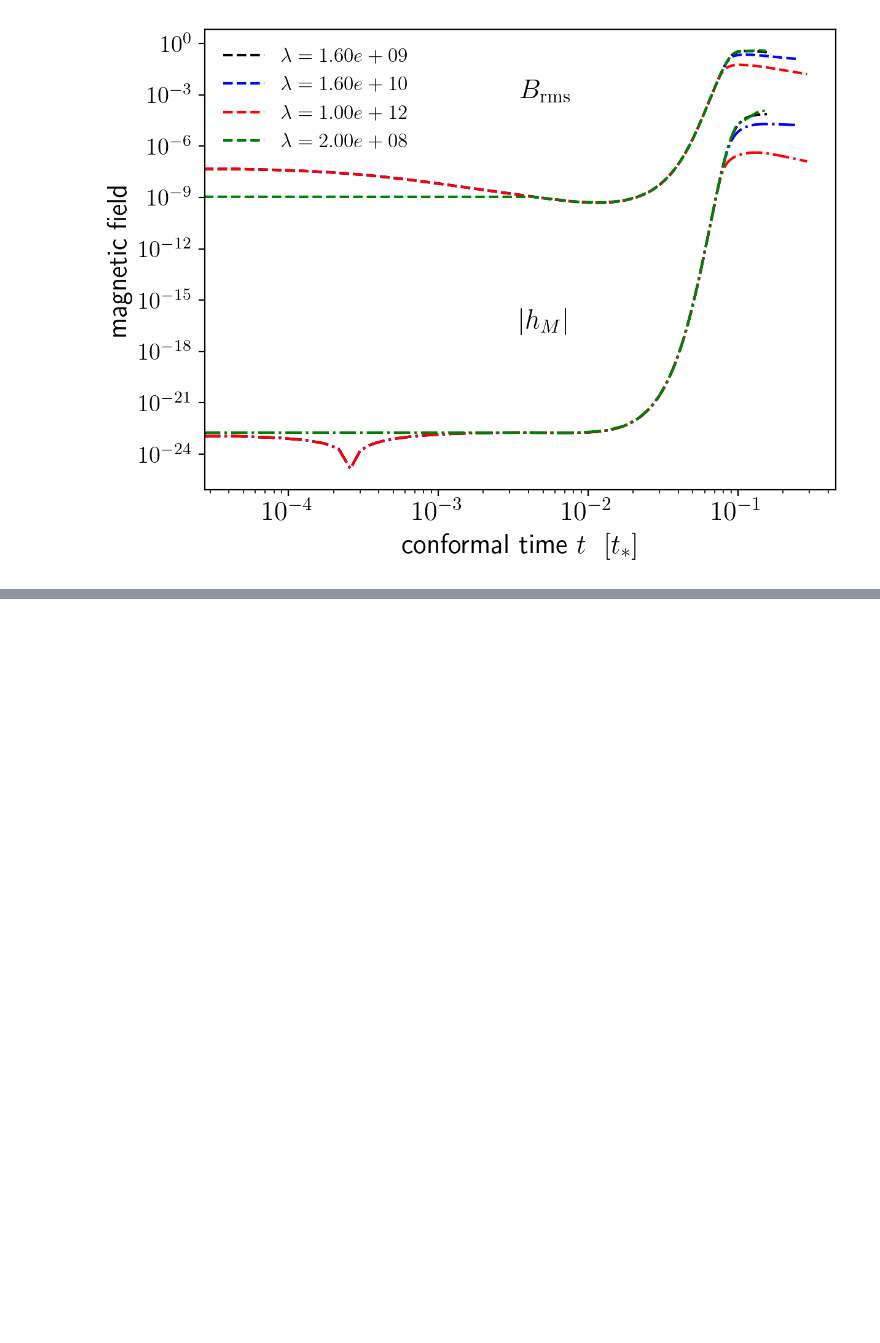
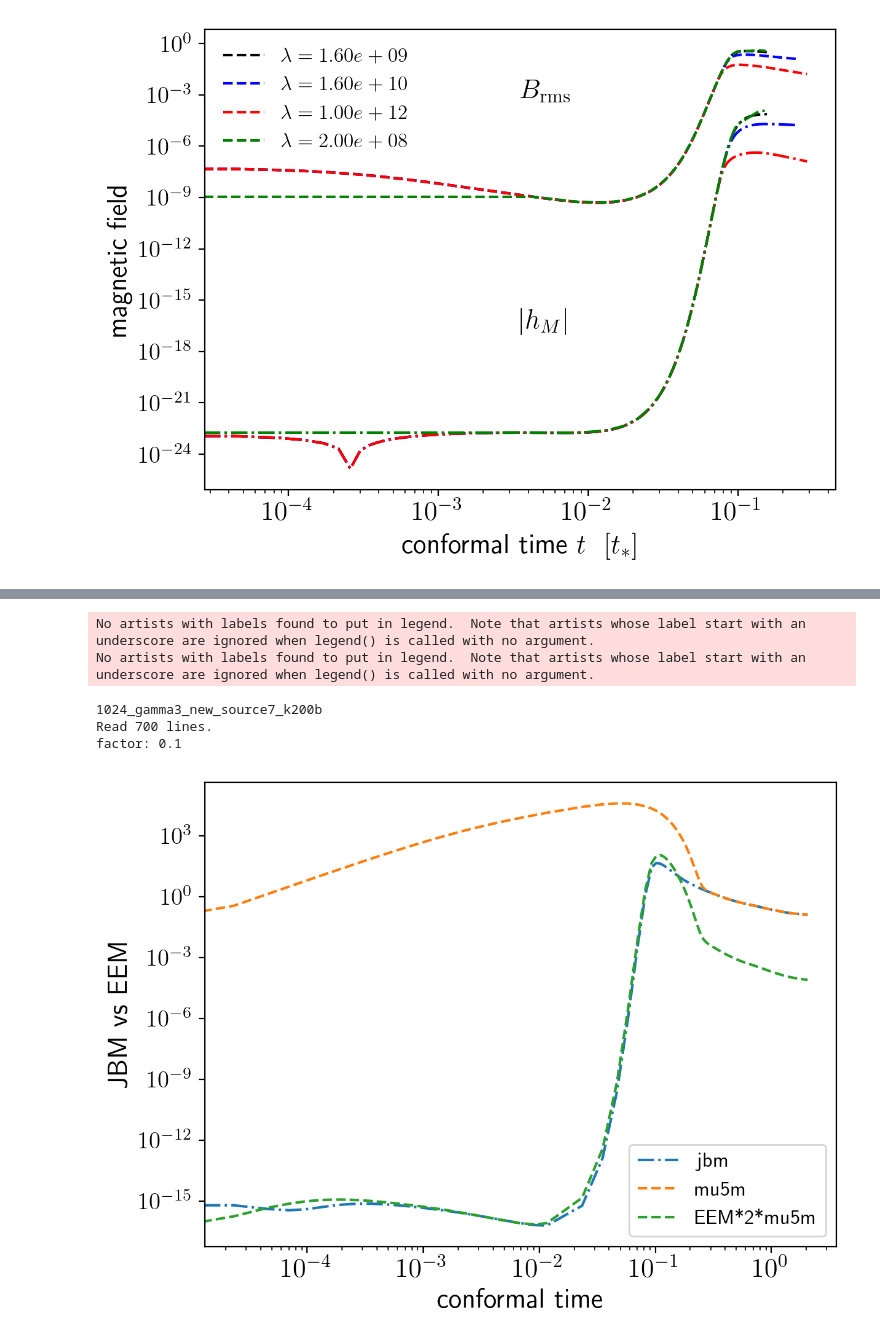
Before and after one commit to shturman99/CME, a Jupyter notebook: CME_pipeline_notebook.ipynb, the cells around one changed output, grey strips where cells are left out. Cells and saved outputs as stored; diff of their text form; code cells hidden in the pictures; blank space fills up the shorter version.

```diff
--- a/CME_pipeline_notebook.ipynb
+++ b/CME_pipeline_notebook.ipynb
@@ -238,0 +377,31 @@ export_for_slides(fig, out_base)
+# %%
+for sim in sims:
+    if sim.name.startswith("1024") and sim.name.endswith("k200b"):
+        print(sim.name)
+        par1 = pc.read.param(datadir=sim.datadir, param1=True)
+        par2 = pc.read.param(datadir=sim.datadir, param2=True)
+        ts = pc.read.ts(datadir=sim.datadir)
+        t = np.asarray(ts.t) - cfg.t_offset
+        mu5m = np.asarray(ts.mu5m)
+        factor  = par2.eta * par2.lambda5 / par2.gammaf5
+        print(f'factor: {factor}')
+        ## chack if jbm vs EEM and wich one is bigger
+        # --- IGNORE ---
+        jbm = np.asarray(ts.jbm)
+        eem = np.asarray(2*ts.EEM * ts.mu5m)
+        plt.loglog(t, factor * np.abs(jbm),"-." , label=r"jbm * \eta*\lambda/\gamma_5")
+        plt.loglog(t, np.abs(mu5m),"--" , label=r"mu5m")
+        plt.loglog(t, factor * np.abs(eem),"--" , label=r"EEM*2*mu5m *\eta*\lambda/\gamma_5")
+        #plt.loglog(t, jbm - eem, label=sim.name[-4:]+"_diff")
+        # --- IGNORE ---
+    plt.xlabel("conformal time")
+    plt.ylabel("JBM vs EEM")
+    plt.legend()
+    plt.tight_layout()
+# %% [output]
+No artists with labels found to put in legend.  Note that artists whose label start with an underscore are ignored when legend() is called with no argument.
+No artists with labels found to put in legend.  Note that artists whose label start with an underscore are ignored when legend() is called with no argument.
+1024_gamma3_new_source7_k200b
+Read 700 lines.
+factor: 0.1
+[figure, added]
```
Also changed, not shown: parts of 7 cells of this notebook.
